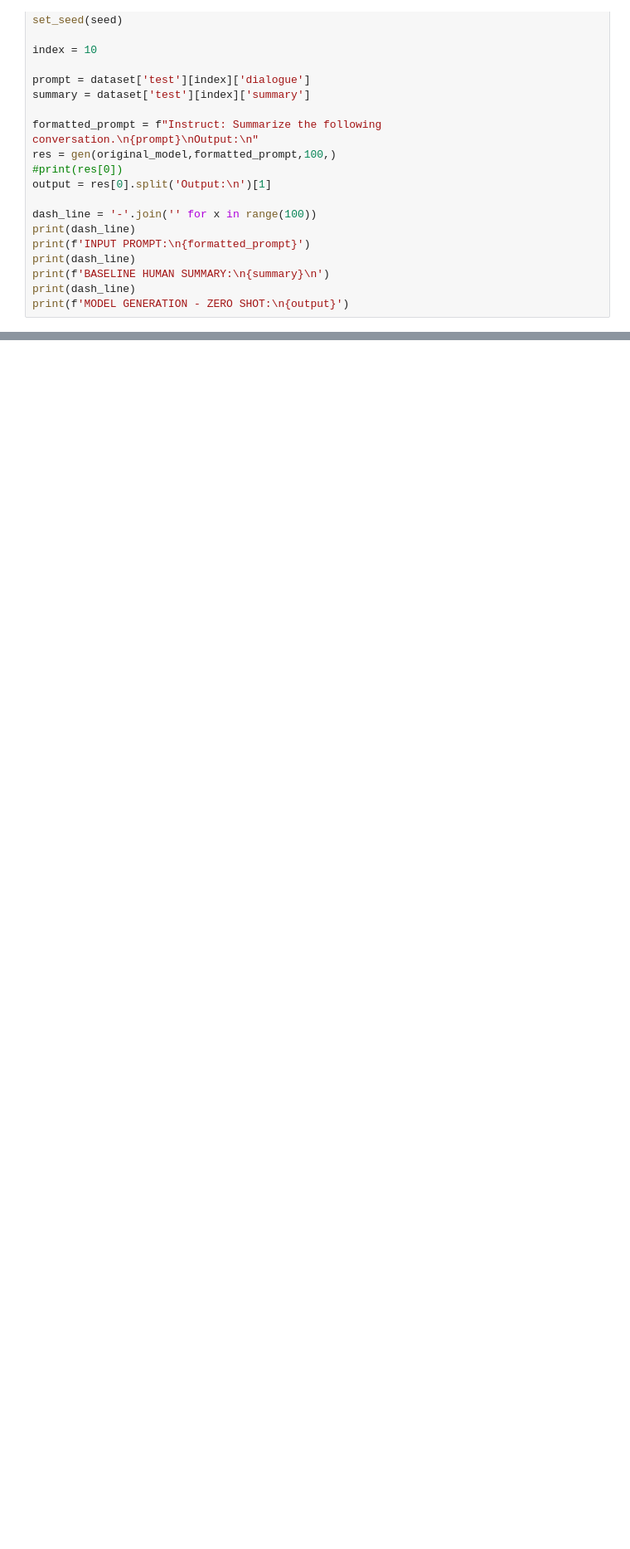
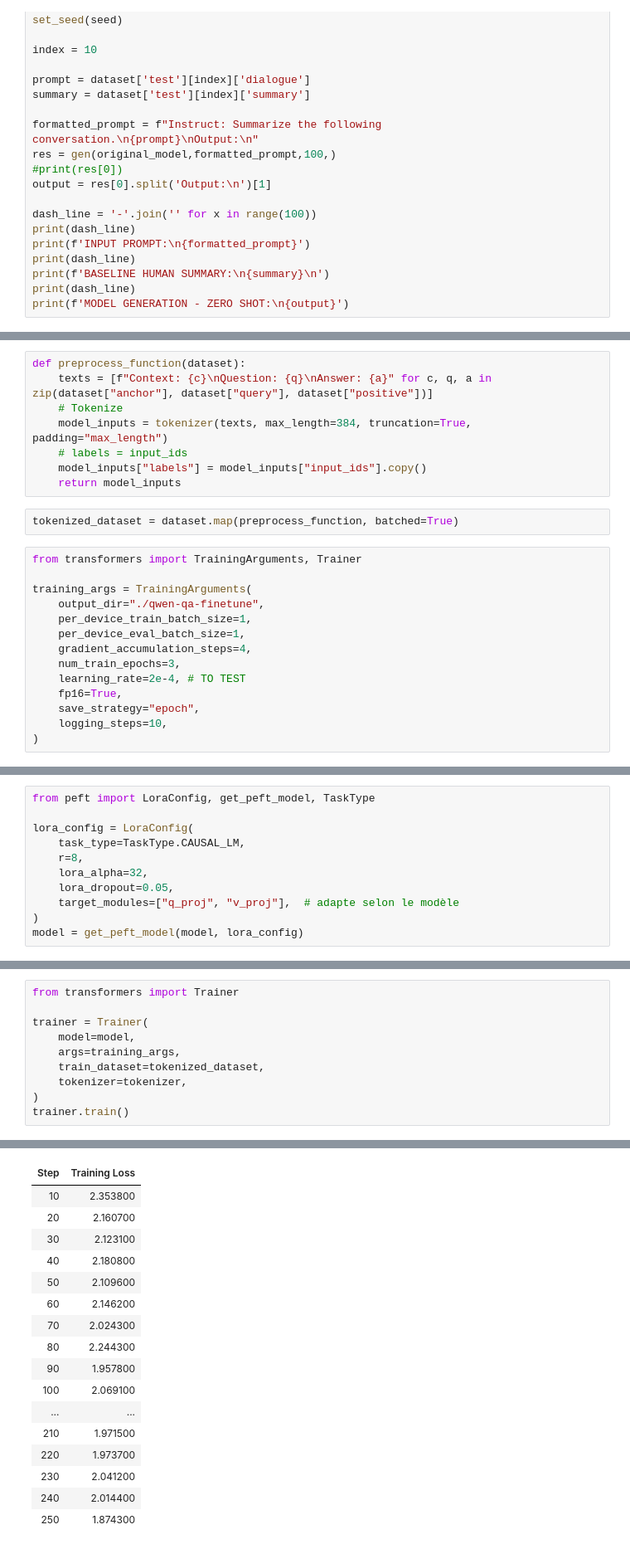
Before and after one commit to Matt504/Yxir_04_25_Synthetic_big_patent_Similarity, a Jupyter notebook: Analyse_dataset.ipynb, the cells around one changed output, grey strips where cells are left out. Shown at 83% size. Cells and saved outputs as stored; diff of their text form; blank space fills up the shorter version.

```diff
--- a/Analyse_dataset.ipynb
+++ b/Analyse_dataset.ipynb
@@ -445,0 +478,24 @@ ModuleNotFoundError: No module named 'tensorflow'
+# %%
+def preprocess_function(dataset):
+    texts = [f"Context: {c}\nQuestion: {q}\nAnswer: {a}" for c, q, a in zip(dataset["anchor"], dataset["query"], dataset["positive"])]
+    # Tokenize
+    model_inputs = tokenizer(texts, max_length=384, truncation=True, padding="max_length")
+    # labels = input_ids
+    model_inputs["labels"] = model_inputs["input_ids"].copy()
+    return model_inputs
+# %%
+tokenized_dataset = dataset.map(preprocess_function, batched=True)
+# %%
+from transformers import TrainingArguments, Trainer
+
+training_args = TrainingArguments(
+    output_dir="./qwen-qa-finetune",
+    per_device_train_batch_size=1,
+    per_device_eval_batch_size=1,
+    gradient_accumulation_steps=4,
+    num_train_epochs=3,
+    learning_rate=2e-4, # TO TEST
+    fp16=True,
+    save_strategy="epoch",
+    logging_steps=10,
+)
@@ -445,0 +522,11 @@ ModuleNotFoundError: No module named 'tensorflow'
+# %%
+from peft import LoraConfig, get_peft_model, TaskType
+
+lora_config = LoraConfig(
+    task_type=TaskType.CAUSAL_LM,
+    r=8,
+    lora_alpha=32,
+    lora_dropout=0.05,
+    target_modules=["q_proj", "v_proj"],  # adapte selon le modèle
+)
+model = get_peft_model(model, lora_config)
@@ -445,0 +542,11 @@ ModuleNotFoundError: No module named 'tensorflow'
+# %%
+from transformers import Trainer
+
+trainer = Trainer(
+    model=model,
+    args=training_args,
+    train_dataset=tokenized_dataset,
+    tokenizer=tokenizer,
+)
+trainer.train()
+# %% [output]
@@ -445,0 +555,17 @@ ModuleNotFoundError: No module named 'tensorflow'
+| Step | Training Loss |
+| 10 | 2.353800 |
+| 20 | 2.160700 |
+| 30 | 2.123100 |
+| 40 | 2.180800 |
+| 50 | 2.109600 |
+| 60 | 2.146200 |
+| 70 | 2.024300 |
+| 80 | 2.244300 |
+| 90 | 1.957800 |
+| 100 | 2.069100 |
+| ... | ... |
+| 210 | 1.971500 |
+| 220 | 1.973700 |
+| 230 | 2.041200 |
+| 240 | 2.014400 |
+| 250 | 1.874300 |
```
Also changed, not shown: parts of 45 cells of this notebook, 51 other files.
